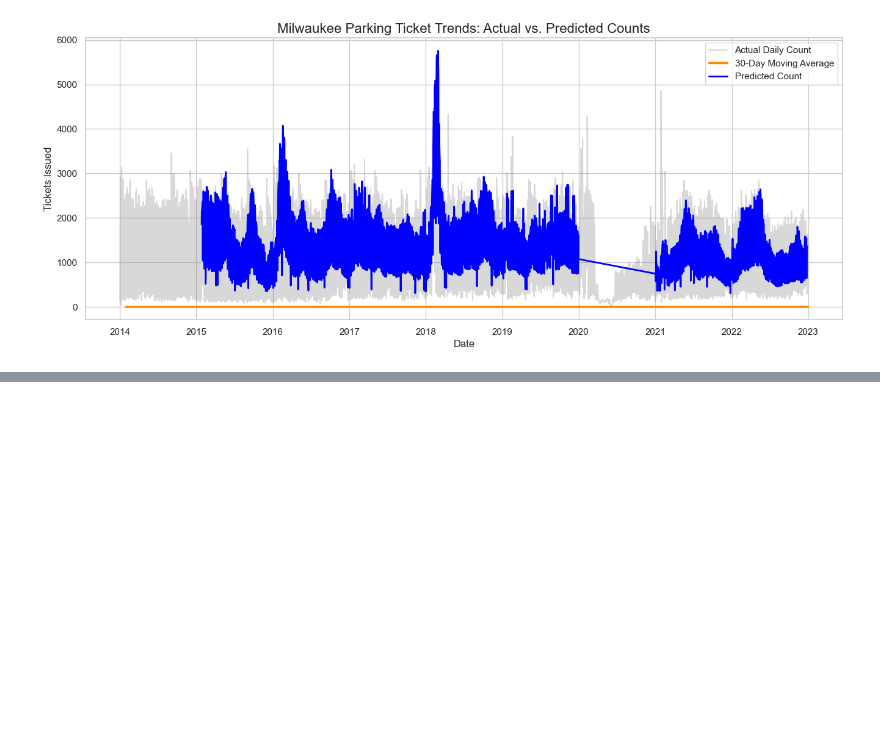
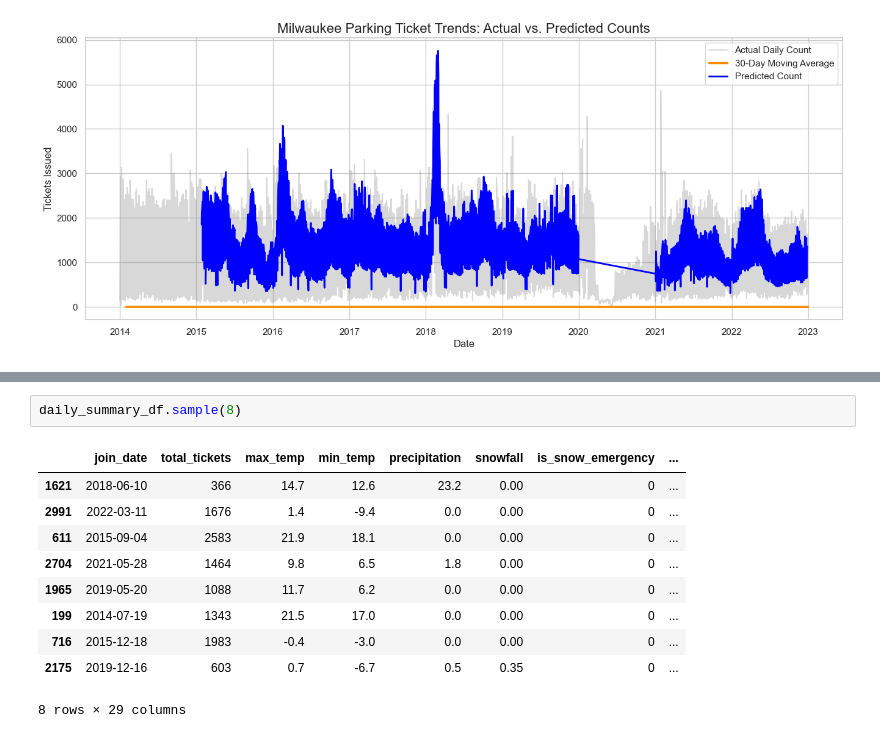
Before and after one commit to johneckberg/Milwaukee-Ticket-Data-Analysis, a Jupyter notebook: parking_final_project.ipynb, the cells around one changed output, grey strips where cells are left out. Cells and saved outputs as stored; diff of their text form; blank space fills up the shorter version.

```diff
--- a/parking_final_project.ipynb
+++ b/parking_final_project.ipynb
@@ -876,0 +972,13 @@ plt.show()
+# %%
+daily_summary_df.sample(8)
+# %% [output]
+|  | join_date | total_tickets | max_temp | min_temp | precipitation | snowfall | is_snow_emergency | ... |
+| 1621 | 2018-06-10 | 366 | 14.7 | 12.6 | 23.2 | 0.00 | 0 | ... |
+| 2991 | 2022-03-11 | 1676 | 1.4 | -9.4 | 0.0 | 0.00 | 0 | ... |
+| 611 | 2015-09-04 | 2583 | 21.9 | 18.1 | 0.0 | 0.00 | 0 | ... |
+| 2704 | 2021-05-28 | 1464 | 9.8 | 6.5 | 1.8 | 0.00 | 0 | ... |
+| 1965 | 2019-05-20 | 1088 | 11.7 | 6.2 | 0.0 | 0.00 | 0 | ... |
+| 199 | 2014-07-19 | 1343 | 21.5 | 17.0 | 0.0 | 0.00 | 0 | ... |
+| 716 | 2015-12-18 | 1983 | -0.4 | -3.0 | 0.0 | 0.00 | 0 | ... |
+| 2175 | 2019-12-16 | 603 | 0.7 | -6.7 | 0.5 | 0.35 | 0 | ... |
+8 rows × 29 columns
```
Also changed, not shown: parts of 10 cells of this notebook.
